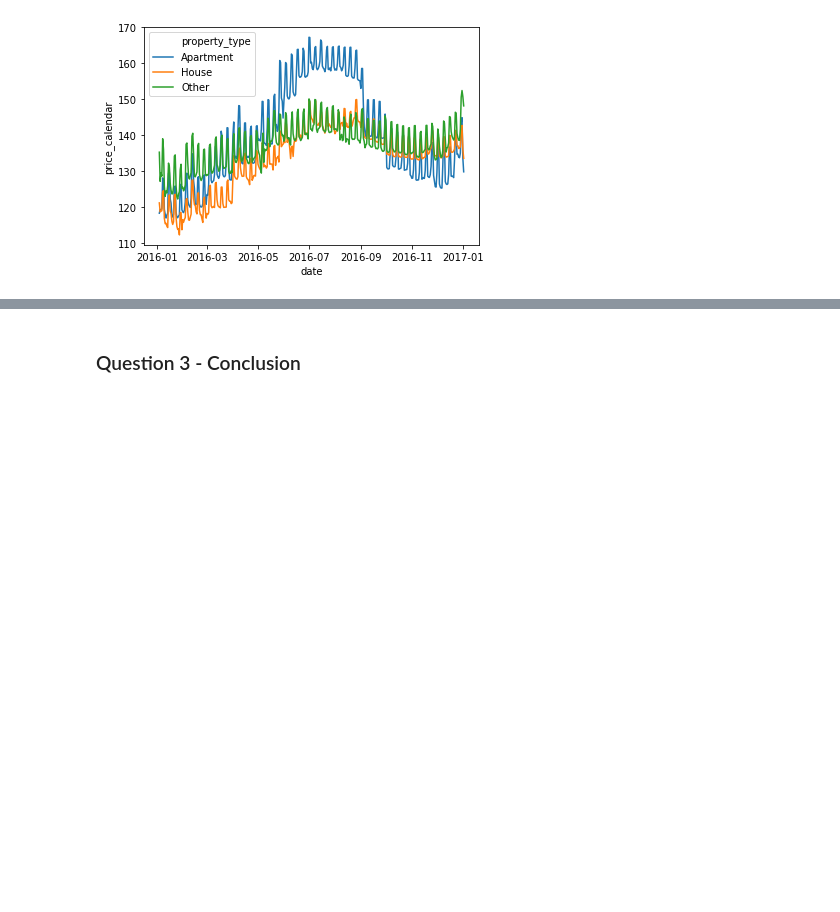
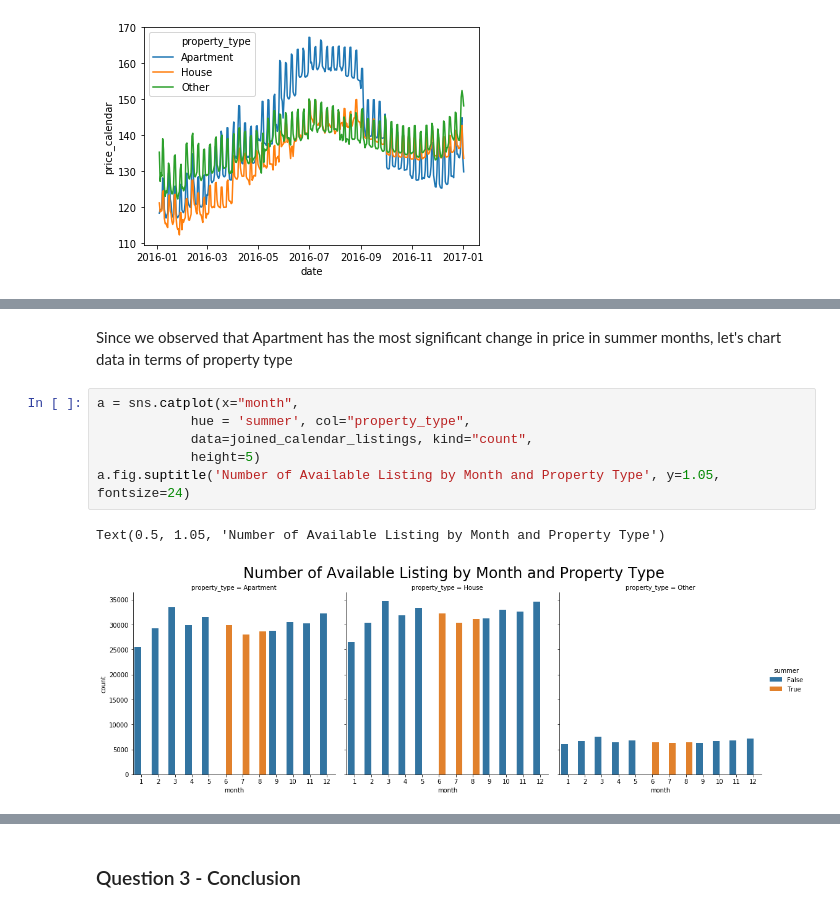
Before and after one commit to hakhuong/Seattle-Airbnb, a Jupyter notebook: Project 1 - Airbnb - EDA and Modeling (Part 2).ipynb, the cells around one changed output, grey strips where cells are left out. Saved outputs shown, nothing was run; the diff lists cells and outputs as text; blank space fills up the shorter version.

```diff
--- a/Project 1 - Airbnb - EDA.ipynb
+++ b/Project 1 - Airbnb - EDA and Modeling (Part 2).ipynb
@@ -747,0 +719,11 @@ reviews.shape
+# %% [markdown]
+Since we observed that Apartment has the most significant change in price in summer months, let's chart data in terms of property type
+# %%
+a = sns.catplot(x="month",
+            hue = 'summer', col="property_type",
+            data=joined_calendar_listings, kind="count",
+            height=5)
+a.fig.suptitle('Number of Available Listing by Month and Property Type', y=1.05, fontsize=24)
+# %% [output]
+Text(0.5, 1.05, 'Number of Available Listing by Month and Property Type')
+[figure, added]
```
Also changed, not shown: parts of 46 cells of this notebook, 1 other file.
